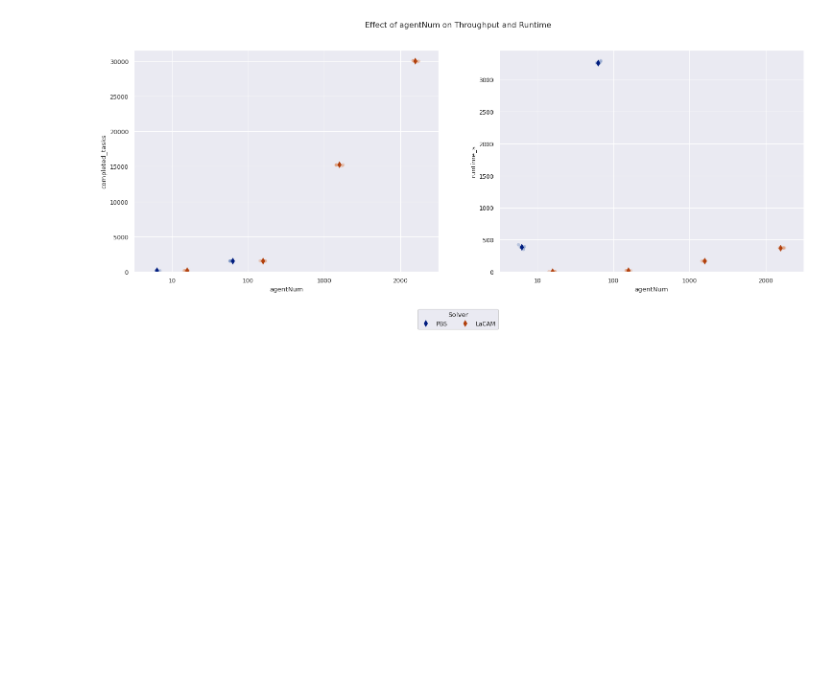
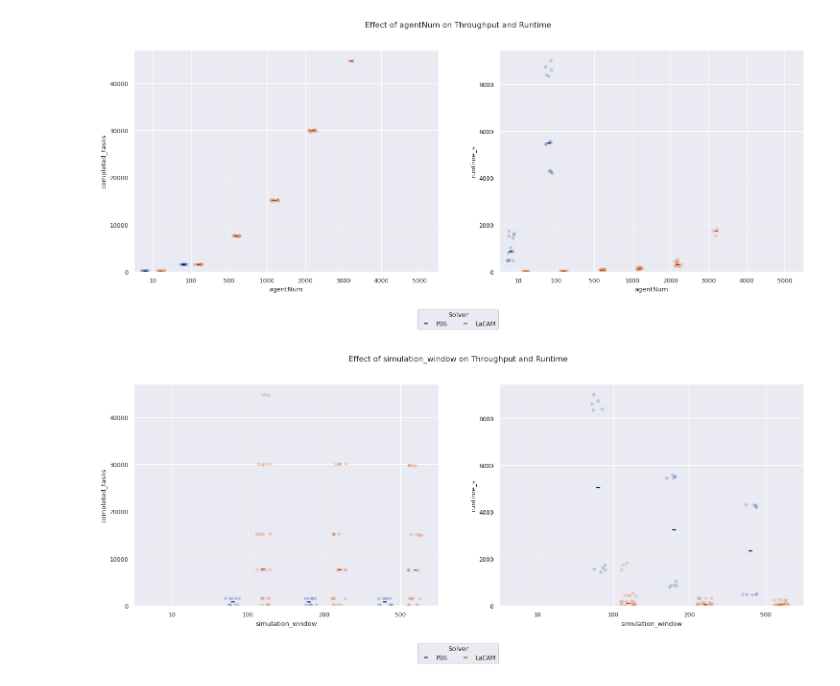
Before and after one commit to saropi99/RHCR-TSI, a Jupyter notebook: scripts/plot.ipynb, the cells around one changed output. Saved outputs shown, nothing was run; the diff lists cells and outputs as text; code cells hidden in the pictures; blank space fills up the shorter version.

```diff
--- a/scripts/plot.ipynb
+++ b/scripts/plot.ipynb
@@ -15,7 +15,7 @@ fig_dir.mkdir(parents=True, exist_ok=True)
 
 RHCR_dir = Path.home() / "dev/data/exp/RHCR"
 
-exp_runs = glob.glob("2024-12-02*/", root_dir=RHCR_dir)
+exp_runs = glob.glob("2024-12-03*/", root_dir=RHCR_dir)
 
 data_dirs = [RHCR_dir / run for run in exp_runs]
 # %%
@@ -34,9 +34,9 @@ df = pd.concat(
 )
 # %%
 x_vars = [
-    # "simulation_window",
+    "agentNum",
+    "simulation_window",
     # "planning_window",
-    "agentNum"
 ]
 for x_var in x_vars:
     fig, axs = plt.subplots(1, 2)
@@ -58,7 +58,7 @@ for x_var in x_vars:
             hue="solver",
             dodge=True,
             alpha=0.3,
-            jitter=0.1,
+            jitter=0.2,
             ax=ax,
             legend=False,
             zorder=1,
@@ -70,32 +70,33 @@ for x_var in x_vars:
             y="value",
             hue="solver",
             dodge=0.8 - 0.8 / len(melted["solver"].unique()),
             palette="dark",
             errorbar=None,
-            markers="d",
+            markers="_",
             # markersize=10,
             linestyle="none",
             ax=ax,
             legend=True,
             estimator="median",
         )
 
         ax.set_ylim(bottom=0)
         ax.set_xlabel(x_var)
         ax.set_ylabel(y_var)
 
         if (legend := ax.get_legend()) is not None:
             legend.remove()
         legend_handles, legend_labels = ax.get_legend_handles_labels()
         fig.legend(
             legend_handles,
             legend_labels,
             loc = "lower center",
             bbox_to_anchor=(0.5, -0.1),
             ncol=len(melted["solver"].unique()),
             frameon=True,
             title="Solver",
         )
         ax.grid(True)
 # %% [output]
-[figure, old version]
+[figure, new version]
+[figure, added]
```
Also changed, not shown: 2 other files.
